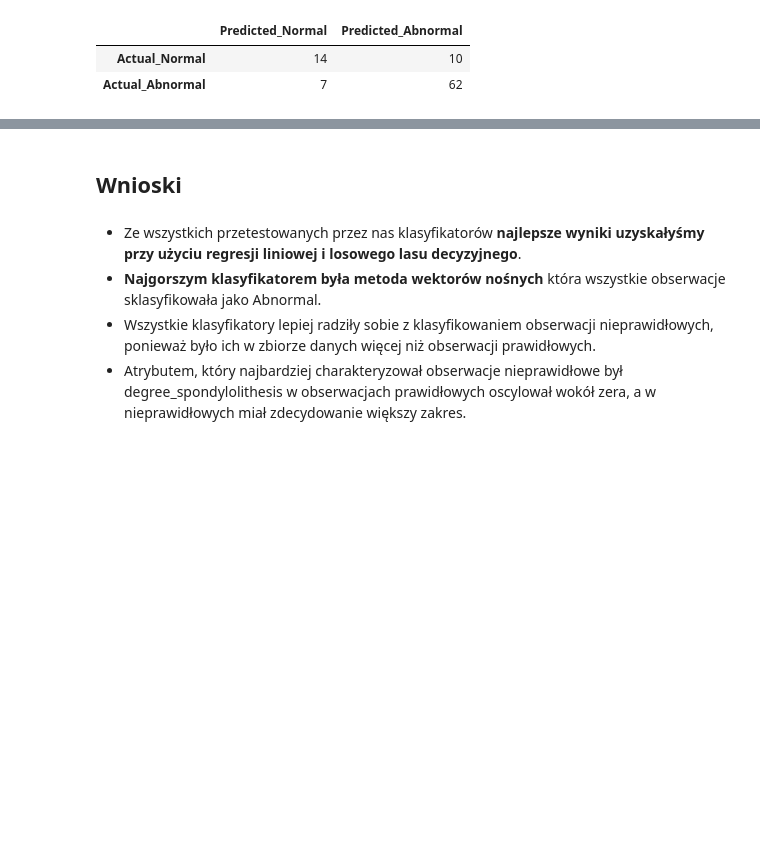
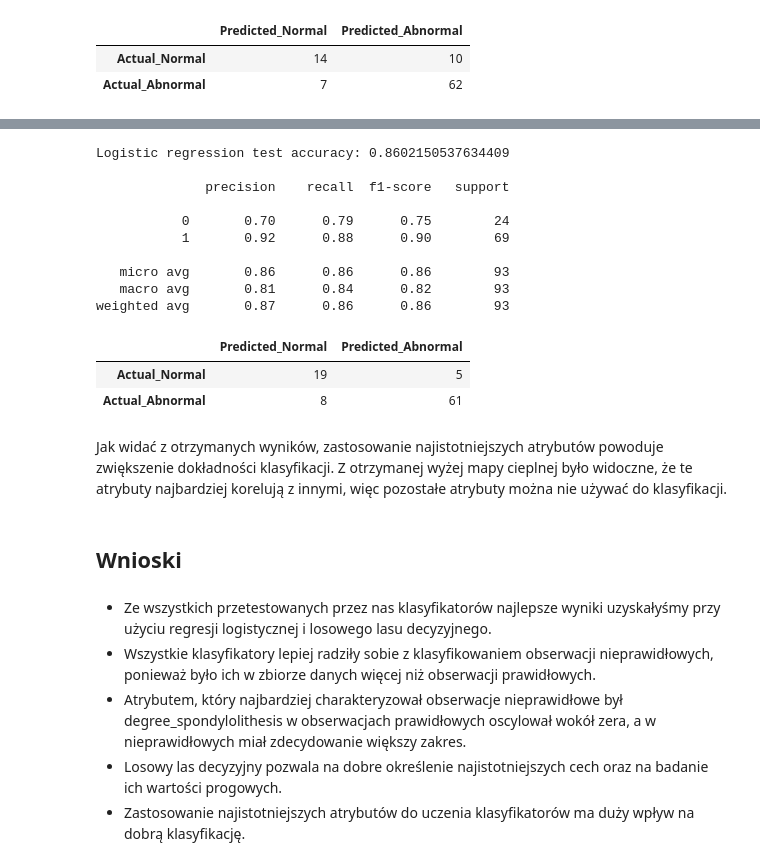
Before and after one commit to monika-osiak/lower-back-pain-classification, a Jupyter notebook: lower-back-pain-classification.ipynb, the cells around one changed output, grey strips where cells are left out. Saved outputs shown, nothing was run; the diff lists cells and outputs as text; code cells hidden in the pictures; blank space fills up the shorter version.

```diff
--- a/lower-back-pain-classification.ipynb
+++ b/lower-back-pain-classification.ipynb
@@ -411,7 +504,43 @@ Losowy las decyzyjny osiągnął skuteczność na poziomie regresji liniowej.
+# %%
+x2 = x.loc[:, ['sacral_slope',
+              'degree_spondylolisthesis'
+              ]]
+x2_train, x2_test, y2_train, y2_test = train_test_split(x2, y, test_size=0.3, random_state=42)
+# %%
+lr_model2 = LogisticRegression()
+lr_model2.fit(x2_train, y2_train)
+y2_pred = lr_model2.predict(x2_test)
+
+print("Logistic regression test accuracy:", lr_model2.score(x2_test,y2_test))
+print()
+print(classification_report(y2_test, y2_pred))
+
+pd.DataFrame(confusion_matrix(y2_test,y2_pred),
+             columns=['Predicted_Normal','Predicted_Abnormal'],
+             index=['Actual_Normal','Actual_Abnormal'])
+# %% [output]
+Logistic regression test accuracy: 0.8602150537634409
+
+              precision    recall  f1-score   support
+
+           0       0.70      0.79      0.75        24
+           1       0.92      0.88      0.90        69
+
+   micro avg       0.86      0.86      0.86        93
+   macro avg       0.81      0.84      0.82        93
+weighted avg       0.87      0.86      0.86        93
+|  | Predicted_Normal | Predicted_Abnormal |
+| Actual_Normal | 19 | 5 |
+| Actual_Abnormal | 8 | 61 |
+# %% [markdown]
+Jak widać z otrzymanych wyników, zastosowanie najistotniejszych atrybutów powoduje zwiększenie dokładności klasyfikacji. Z otrzymanej
+wyżej mapy cieplnej było widoczne, że te atrybuty najbardziej korelują z innymi, więc pozostałe atrybuty można nie używać
+do klasyfikacji.
 # %% [markdown]
 ## Wnioski
 # %% [markdown]
-* Ze wszystkich przetestowanych przez nas klasyfikatorów **najlepsze wyniki uzyskałyśmy przy użyciu regresji liniowej i losowego lasu decyzyjnego**.
-* **Najgorszym klasyfikatorem była metoda wektorów nośnych** która wszystkie obserwacje sklasyfikowała jako Abnormal.
+* Ze wszystkich przetestowanych przez nas klasyfikatorów najlepsze wyniki uzyskałyśmy przy użyciu regresji logistycznej i losowego lasu decyzyjnego.
 * Wszystkie klasyfikatory lepiej radziły sobie z klasyfikowaniem obserwacji nieprawidłowych, ponieważ było ich w zbiorze danych więcej niż obserwacji prawidłowych.
 * Atrybutem, który najbardziej charakteryzował obserwacje nieprawidłowe był degree_spondylolithesis w obserwacjach prawidłowych oscylował wokół zera, a w nieprawidłowych miał zdecydowanie większy zakres.
+* Losowy las decyzyjny pozwala na dobre określenie najistotniejszych cech oraz na badanie ich wartości progowych.
+* Zastosowanie najistotniejszych atrybutów do uczenia klasyfikatorów ma duży wpływ na dobrą klasyfikację.
```
Also changed, not shown: parts of 23 cells of this notebook.
